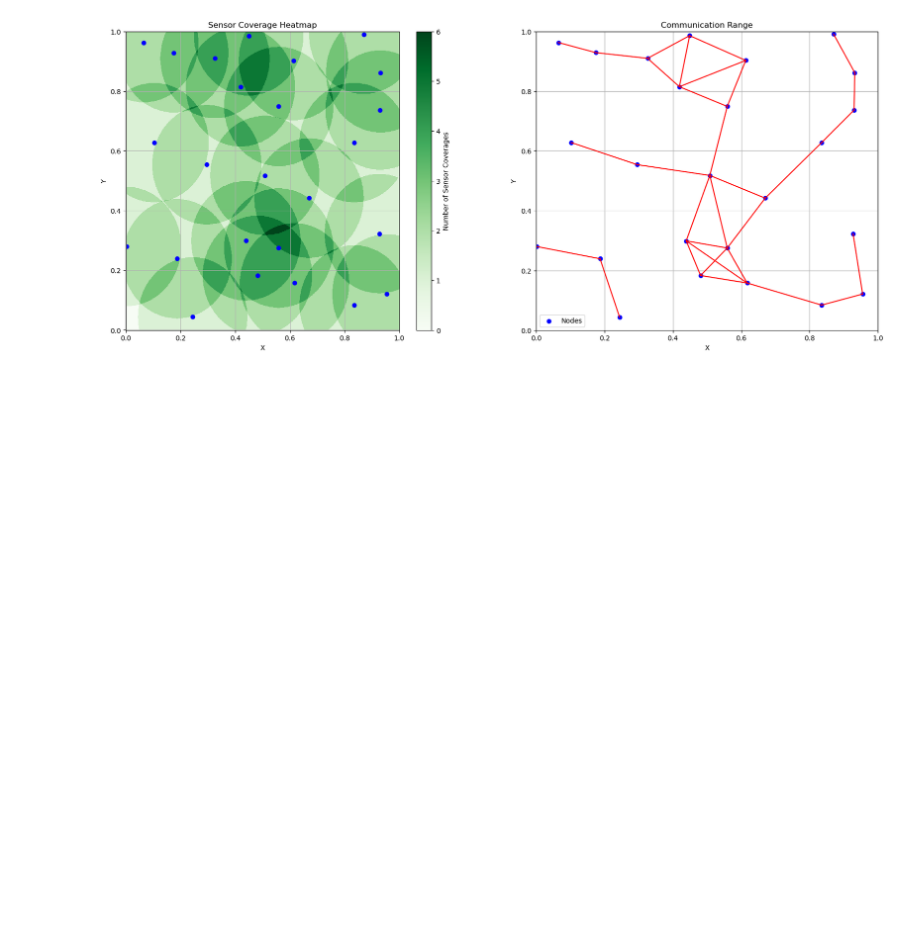
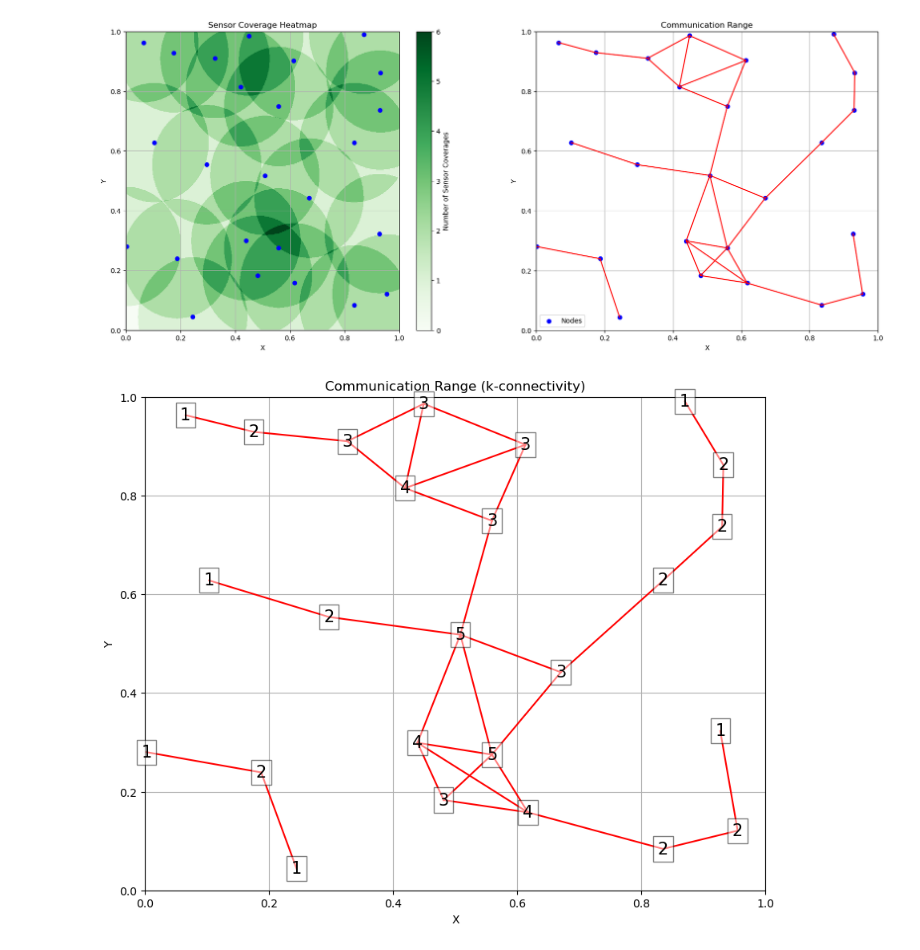
Before and after one commit to dcheng69/Sensor_Network_and_Embedded_Systems, a Jupyter notebook: lab3/lab3.ipynb, the cells around one changed output. Saved outputs shown, nothing was run; the diff lists cells and outputs as text; code cells hidden in the pictures; blank space fills up the shorter version.

Commit message:
Code for visulization Comm range
[Ticket: Visual]

[body]
1. Add code for the visulization of the Comm Range

[test]
none

```diff
--- a/lab3/lab3.ipynb
+++ b/lab3/lab3.ipynb
@@ -72,3 +72,45 @@ fig.colorbar(heatmap, ax=axs[0], label='Number of Sensor Coverages')
 plt.show()
 # %% [output]
 [figure]
+# %%
+# Variable for k-connectivity
+k_connectivity = np.zeros(len(coordinates), dtype=int)
+
+# Create figure and subplot
+plt.figure(figsize=(10, 8))
+
+# Plotting edges within communication range
+for i in range(len(coordinates)):
+    for j in range(i + 1, len(coordinates)):
+        dist = np.linalg.norm(coordinates[i] - coordinates[j])
+        if dist <= Rc:
+            plt.plot([coordinates[i, 0], coordinates[j, 0]],
+                     [coordinates[i, 1], coordinates[j, 1]],
+                     color='red', alpha=1.0)  # Make edges transparent
+
+# Counting k-connectivity
+for i in range(len(coordinates)):
+    count = 0
+    for j in range(len(coordinates)):
+        dist = np.linalg.norm(coordinates[i] - coordinates[j])
+        if dist <= Rc and dist != 0 :
+            count += 1
+    k_connectivity[i] = count
+
+# Plotting the nodes and communication range
+plt.scatter(coordinates[:, 0], coordinates[:, 1], color='blue', label='Nodes', alpha=0.0, s=50)
+
+# Displaying k-connectivity information
+for i, (x, y) in enumerate(coordinates):
+    plt.text(x, y, str(k_connectivity[i]), fontsize=15, ha='center', va='center', zorder=5, bbox=dict(facecolor='white', alpha=0.5))
+
+plt.xlim(0.0, 1.0)
+plt.ylim(0.0, 1.0)
+plt.title('Communication Range (k-connectivity)')
+plt.xlabel('X')
+plt.ylabel('Y')
+plt.grid(True)
+
+plt.show()
+# %% [output]
+[figure, added]
```
Also changed, not shown: parts of 2 cells of this notebook.
